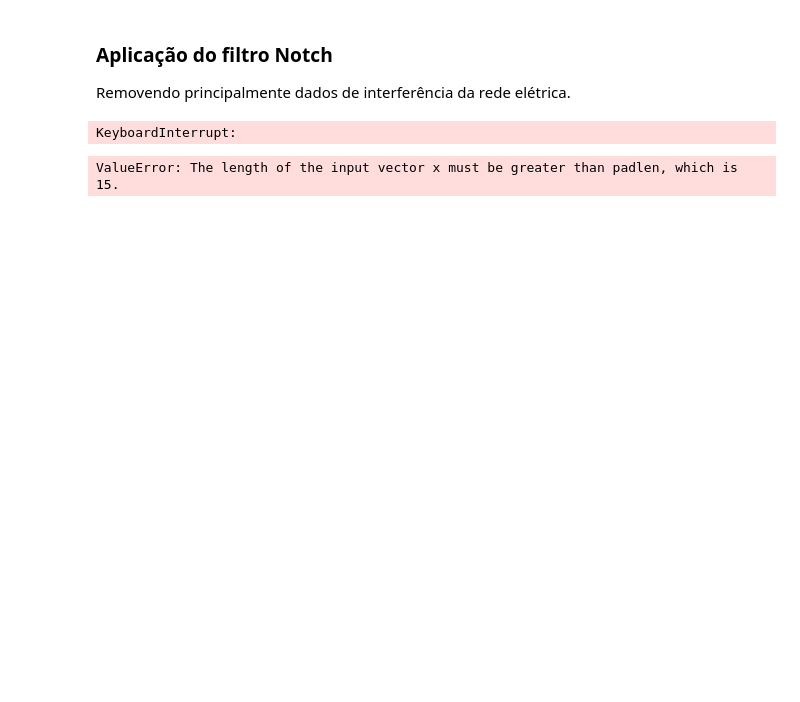
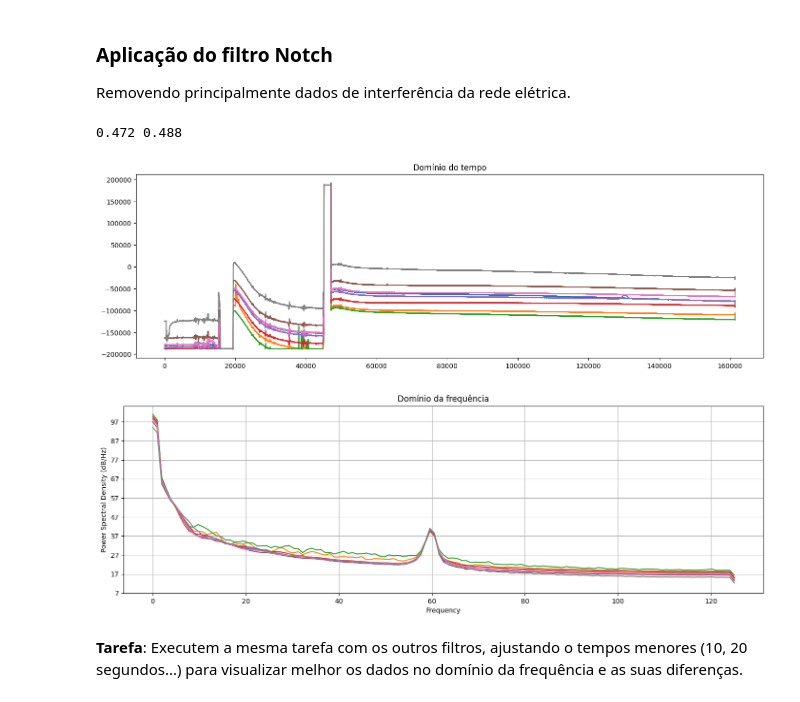
Before and after one commit to bneurd/tutoriais, a Jupyter notebook: Focus/src/preprocessing.ipynb, the cells around one changed output. Cells and saved outputs as stored; diff of their text form; code cells hidden in the pictures; blank space fills up the shorter version.

Commit message:
Correção dos filtros

```diff
--- a/Focus/src/preprocessing.ipynb
+++ b/Focus/src/preprocessing.ipynb
@@ -68,12 +71,12 @@ print_graphs(data)
 
 Removendo principalmente dados de interferência da rede elétrica.
 # %%
-data_filtered = butter_notch(data, 60)
+data_filtered = butter_notch(data.flatten(), 60)
+data_filtered = data_filtered.reshape(int(data_filtered.shape[0] / 8), 8)
 print_graphs(data_filtered)
 # %% [output]
-KeyboardInterrupt:
+0.472 0.488
+[figure, added]
+[figure, added]
-# %%
-data_filtered = butter_highpass(data, 5, fs=250)
-print_graphs(data_filtered)
-# %% [output]
-ValueError: The length of the input vector x must be greater than padlen, which is 15.
+# %% [markdown]
+**Tarefa**: Executem a mesma tarefa com os outros filtros, ajustando o tempos menores (10, 20 segundos...) para visualizar melhor os dados no domínio da frequência e as suas diferenças.
```
Also changed, not shown: parts of 3 cells of this notebook, 3 other files.
